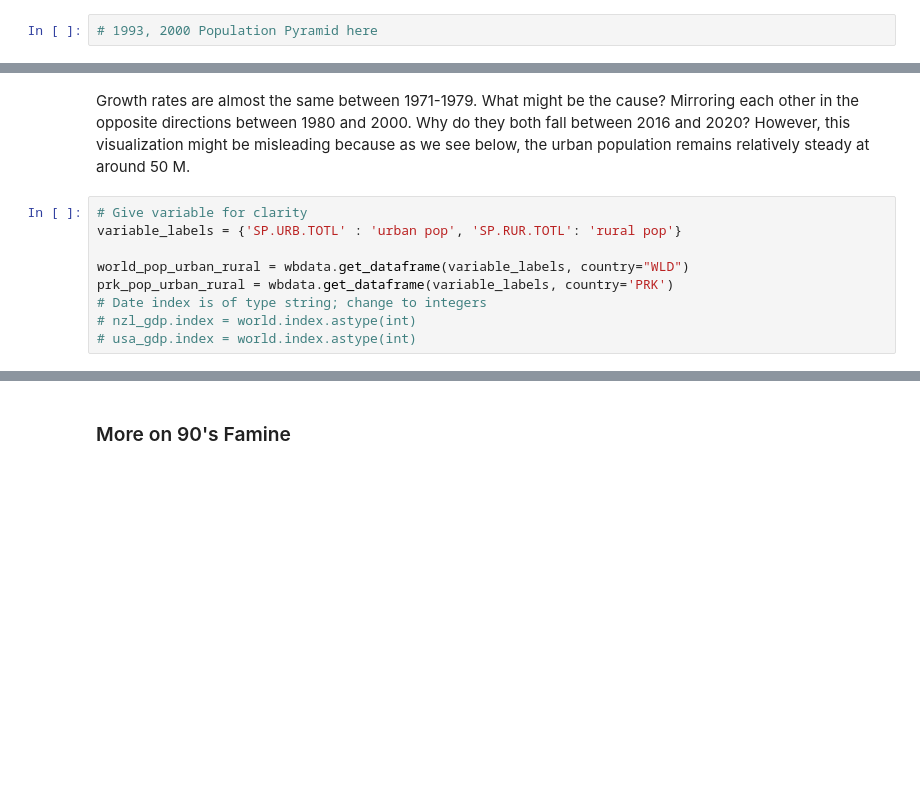
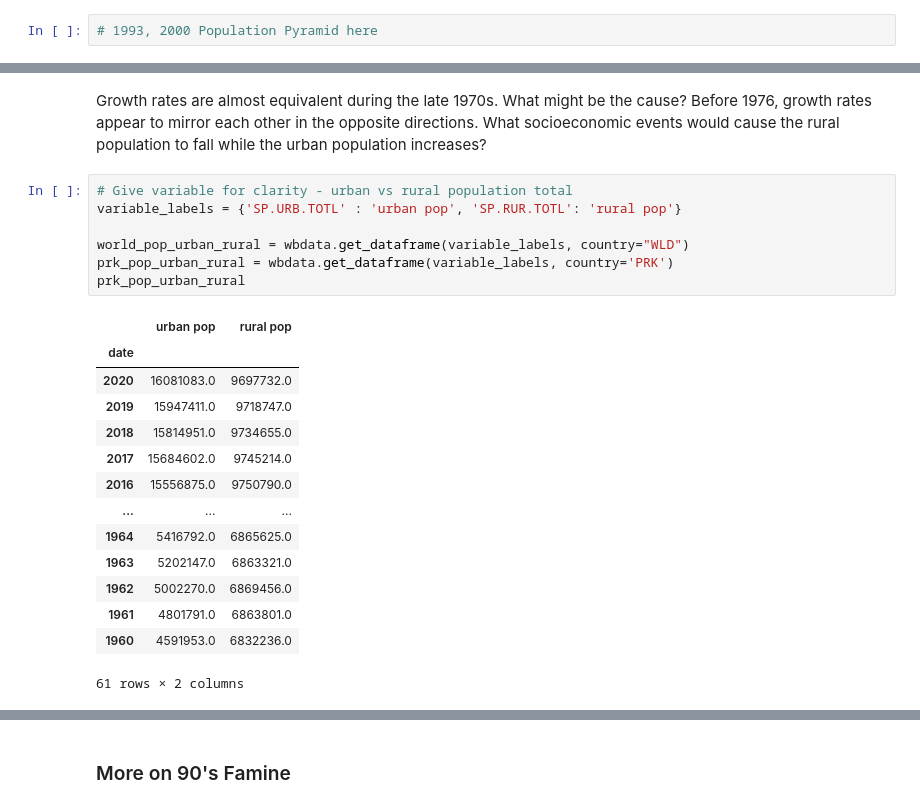
Before and after one commit to maxwell-sapp/EEP153-Project-1, a Jupyter notebook: North_Korea_Economics.ipynb, the cells around one changed output, grey strips where cells are left out. Drawn from its saved outputs; the diff is of its cells as text; blank space fills up the shorter version.

```diff
--- a/North_Korea_Economics.ipynb
+++ b/North_Korea_Economics.ipynb
@@ -506,18 +441,28 @@ fig.show()
 # %% [output]
 [interactive output not drawn]
 [interactive output not drawn]
-# %% [markdown]
-Growth rates are almost the same between 1971-1979. What might be the cause?
-Mirroring each other in the opposite directions between 1980 and 2000.
-Why do they both fall between 2016 and 2020?
-However, this visualization might be misleading because as we see below, the urban population remains relatively steady at around 50 M.
+# %% [markdown]
+Growth rates are almost equivalent during the late 1970s. What might be the cause? Before 1976, growth rates appear to mirror each other in the opposite directions. What socioeconomic events would cause the rural population to fall while the urban population increases?
 # %%
-# Give variable for clarity
+# Give variable for clarity - urban vs rural population total
 variable_labels = {'SP.URB.TOTL' : 'urban pop', 'SP.RUR.TOTL': 'rural pop'}
 
 world_pop_urban_rural = wbdata.get_dataframe(variable_labels, country="WLD")
 prk_pop_urban_rural = wbdata.get_dataframe(variable_labels, country='PRK')
-# Date index is of type string; change to integers
-# nzl_gdp.index = world.index.astype(int)
-# usa_gdp.index = world.index.astype(int)
+prk_pop_urban_rural
+# %% [output]
+|  | urban pop | rural pop |
+| date |  |  |
+| 2020 | 16081083.0 | 9697732.0 |
+| 2019 | 15947411.0 | 9718747.0 |
+| 2018 | 15814951.0 | 9734655.0 |
+| 2017 | 15684602.0 | 9745214.0 |
+| 2016 | 15556875.0 | 9750790.0 |
+| ... | ... | ... |
+| 1964 | 5416792.0 | 6865625.0 |
+| 1963 | 5202147.0 | 6863321.0 |
+| 1962 | 5002270.0 | 6869456.0 |
+| 1961 | 4801791.0 | 6863801.0 |
+| 1960 | 4591953.0 | 6832236.0 |
+61 rows × 2 columns
 # %%
```
Also changed, not shown: parts of 13 cells of this notebook.
